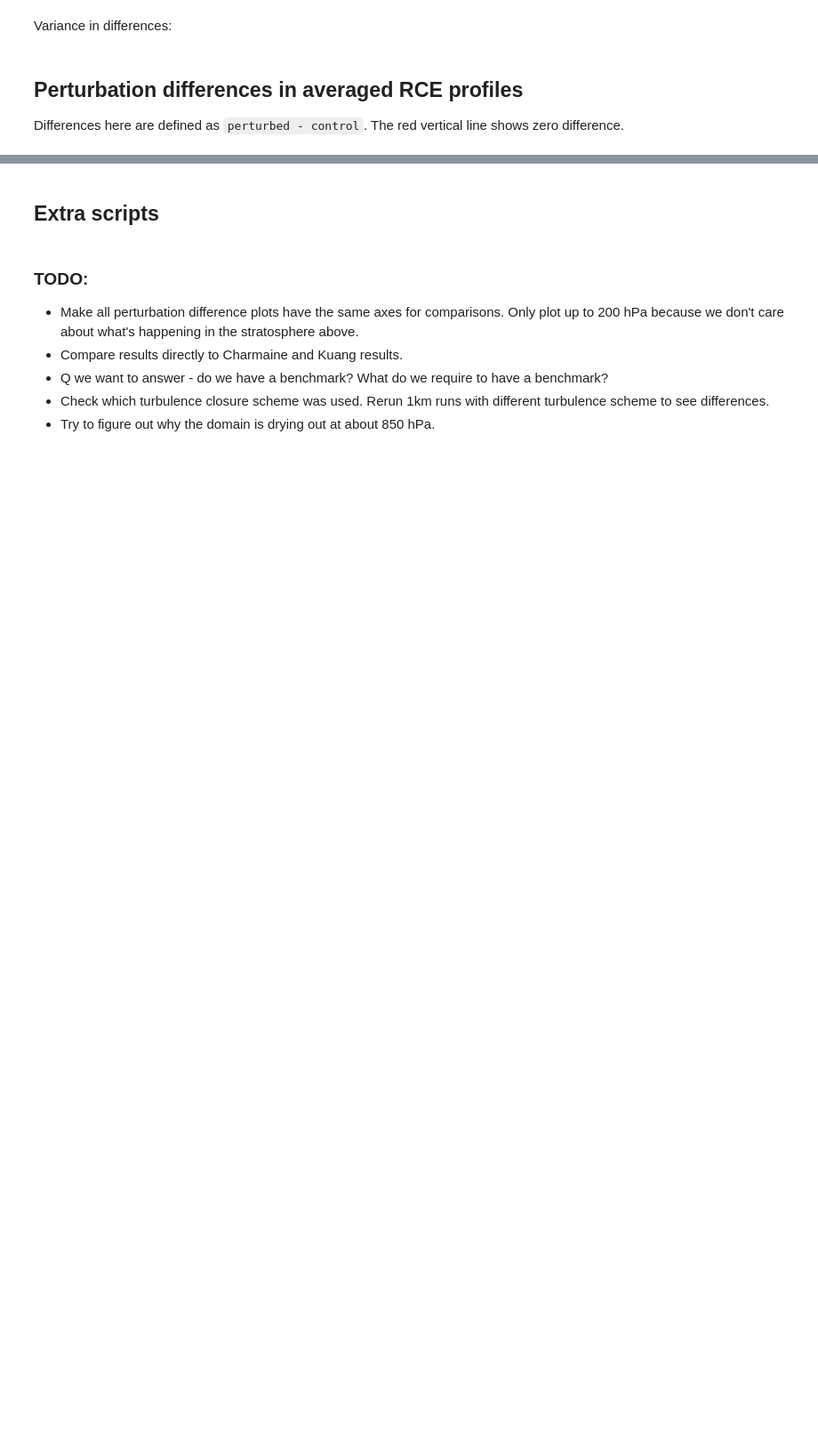
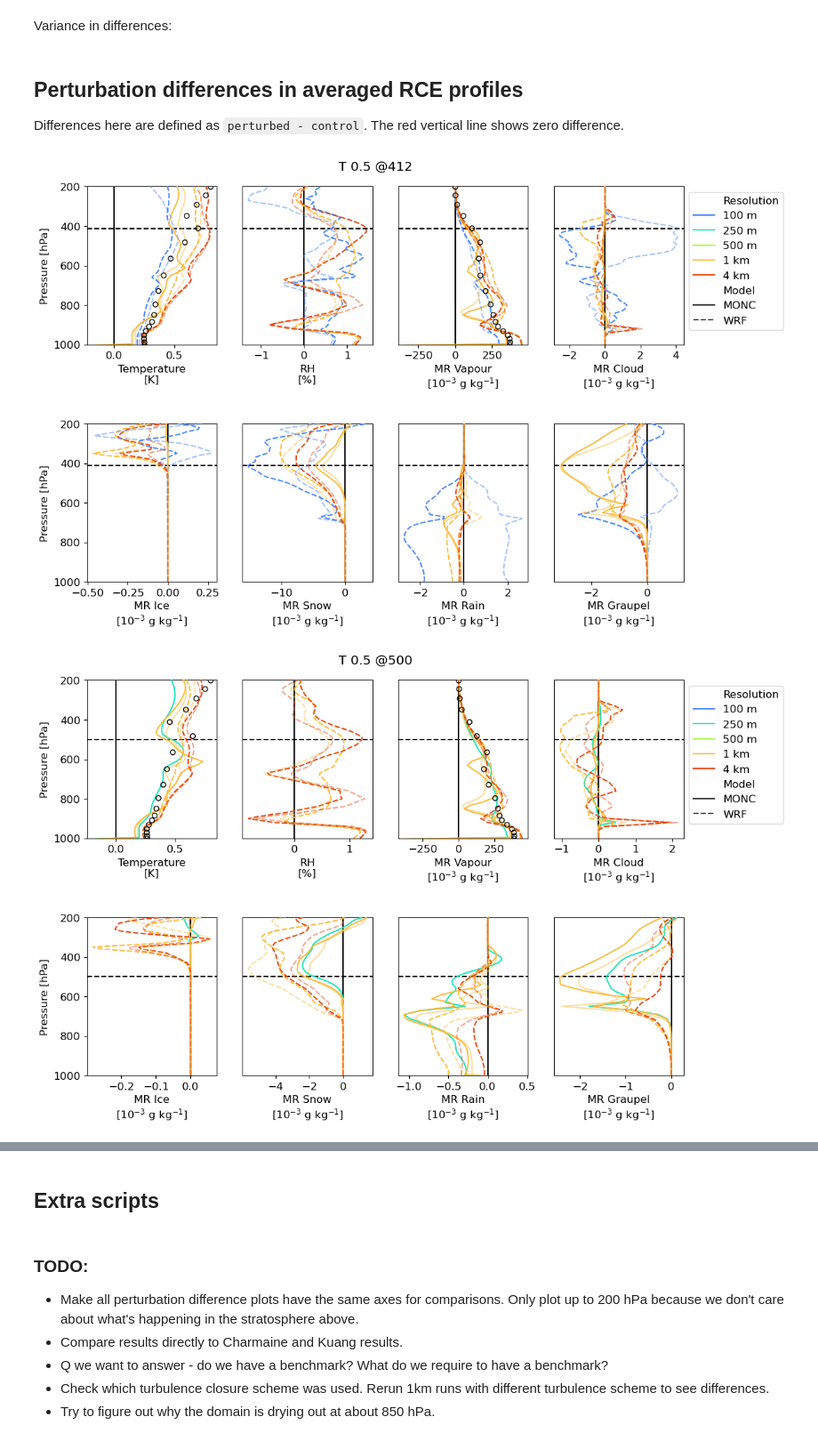
Before and after one commit to traupach/wrf_lrf_les, a Jupyter notebook: analysis/perturbation_analysis.ipynb, the cells around one changed output, grey strips where cells are left out. Shown at 89% size. Drawn from its saved outputs; the diff is of its cells as text; code cells hidden in the pictures; blank space fills up the shorter version.

```diff
--- a/analysis/perturbation_analysis.ipynb
+++ b/analysis/perturbation_analysis.ipynb
@@ -198,12 +185,3 @@ plt.show()
-# %%
-profs = {}
-for res in wrfvars.keys():
-
-    dat=wrfvars[res]
-    start=start_time[res]
-    end=end_time[res]
-
-     = dat.sel(time=slice(start, end)).mean('time', keep_attrs=True)
 # %% [markdown]
 ## Perturbation differences in averaged RCE profiles
 
@@ -211,17 +189,18 @@ Differences here are defined as `perturbed - control`. The red vertical line sho
 # %%
 refs = wp.kuang_data(ref_dir='/g/data/up6/tr2908/LRF_SCM_results/')
 # %%
-monc = wp.MONC_data()
+#reload(wp)
+monc = wp.MONC_response_data()
 monc['model'] = 'MONC'
 
 # Hydrometeor classes for MONC at 500 and 250 m are in 1000 * g kg-1.
-lores = monc[~np.logical_or(monc.res == '500 m',
-                           monc.res == '250 m')].copy()
-hires = monc[np.logical_or(monc.res == '500 m',
-                           monc.res == '250 m')].copy()
-for particle in ['qcloud', 'qice', 'qsnow', 'qrain', 'qgraup']:
-    hires[particle] = hires[particle].copy() / 1000
-monc = pd.concat([lores, hires])
+# lores = monc[~np.logical_or(monc.res == '500 m',
+#                            monc.res == '250 m')].copy()
+# hires = monc[np.logical_or(monc.res == '500 m',
+#                            monc.res == '250 m')].copy()
+# for particle in ['qcloud', 'qice', 'qsnow', 'qrain', 'qgraup']:
+#     hires[particle] = hires[particle].copy() / 1000
+# monc = pd.concat([lores, hires])
 # %%
 # Collect WRF differences together in the same form as the MONC differences.
 wrf_profs = xarray.merge([profs[x][['T', 'tk', 'q', 'qcloud', 'qice', 'qsnow', 'qrain', 'qgraup', 'rh']].load().expand_dims({'res': [x]}) for x in profs])
@@ -256,6 +235,8 @@ for v in ['T', 'tk', 'q', 'qcloud', 'qice', 'qsnow', 'qrain', 'qgraup', 'rh']:
 
 diffs = pd.concat([neg, pos])
 # %%
+hue_order = ['4 km', '1 km', '500 m', '250 m', '100 m']
+
 perts = [x for x in np.unique(diffs.pert_group) if x[0] == 'T' or x[0] == 'q']
 for p in perts:
     p_level = float(p[-3:])
@@ -276,41 +257,44 @@ for p in perts:
     assert len(variables) <= ncols * nrows, 'Not enough col/rows.'
 
     d = diffs[diffs.pert_group == p]
-    d = d[d.pressure >= 100]
+    d = d[d.pressure >= 200]
 
     for i, variable in enumerate(variables):
         axs.flat[i].axvline(0, color='black')
         axs.flat[i].axhline(p_level, color='black', linestyle='--')
 
         sns.lineplot(data=d[~d.neg], x=variable, y='pressure', ax=axs.flat[i], style='Model', hue='Resolution', sort=False, estimator=None, legend=(i == ncols-1),
-                     hue_order=['4 km', '1 km', '500 m', '250 m', '100 m'][::-1], palette=sns.color_palette("turbo", 5), zorder=5)
+                     hue_order=hue_order[::-1], palette=sns.color_palette("turbo", len(hue_order)), zorder=5)
 
         if len(d[d.neg]) > 0:
             sns.lineplot(data=d[d.neg], x=variable, y='pressure', ax=axs.flat[i], style='Model', hue='Resolution', sort=False, estimator=None,
-                         hue_order=['4 km', '1 km', '500 m', '250 m', '100 m'][::-1], palette=sns.color_palette("turbo", 5), alpha=0.5, legend=False, zorder=5)
+                         hue_order=hue_order[::-1], palette=sns.color_palette("turbo", len(hue_order)), alpha=0.5, legend=False, zorder=5)
         axs.flat[i].invert_yaxis()
 
-        axs.flat[i].set_ylim(1000, 100)
+        axs.flat[i].set_ylim(1000, 200)
 
         # Add Kuang 2010 reference values.
         if variable == 'q':
             r = refs[refs.Dataset == p]
             axs.flat[i].scatter(r.q * 1000, r.level, facecolors='none', edgecolors='black', zorder=10, s=30)
         if variable == 'tk':
             r = refs[refs.Dataset == p]
             axs.flat[i].scatter(r.tk, r.level, facecolors='none', edgecolors='black', zorder=10, s=30)
 
         if variable in var_labels:
             axs.flat[i].set_xlabel(var_labels[variable])
 
         if i % ncols == 0:
             axs.flat[i].set_ylabel('Pressure [hPa]')
         else:
             axs.flat[i].set_ylabel('')
             axs.flat[i].set_yticks([])
 
     sns.move_legend(axs.flat[ncols-1], 'upper left', bbox_to_anchor=(1, 1))
     _ = plt.suptitle(p, y=0.93)
     plt.savefig(f'paper/figures/pert_diffs_{p.replace(" ", "_")}.pdf', bbox_inches='tight')
     plt.show()
     plt.close()
+# %% [output]
+[figure, added]
+[figure, added]
```
Also changed, not shown: parts of 36 cells of this notebook, 11 other files.
